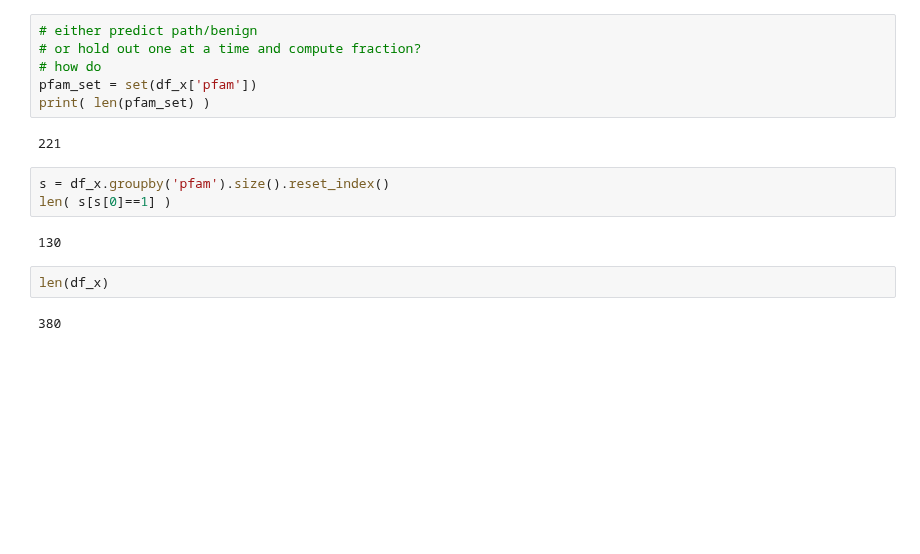
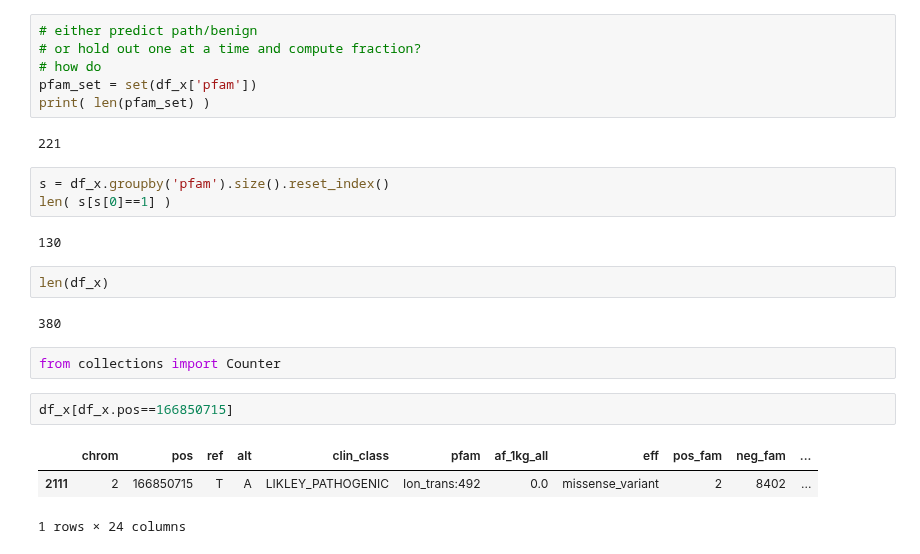
Before and after one commit to samesense/pathopredictor, a Jupyter notebook: notebooks/pure-domains.ipynb, the cells around one changed output. Cells and saved outputs as stored; diff of their text form; blank space fills up the shorter version.

```diff
--- a/notebooks/pure-domains.ipynb
+++ b/notebooks/pure-domains.ipynb
@@ -149,3 +155,11 @@ len( s[s[0]==1] )
 len(df_x)
 # %% [output]
 380
+# %%
+from collections import Counter
+# %%
+df_x[df_x.pos==166850715]
+# %% [output]
+|  | chrom | pos | ref | alt | clin_class | pfam | af_1kg_all | eff | pos_fam | neg_fam | ... |
+| 2111 | 2 | 166850715 | T | A | LIKLEY_PATHOGENIC | Ion_trans:492 | 0.0 | missense_variant | 2 | 8402 | ... |
+1 rows × 24 columns
```
Also changed, not shown: parts of 7 cells of this notebook.
